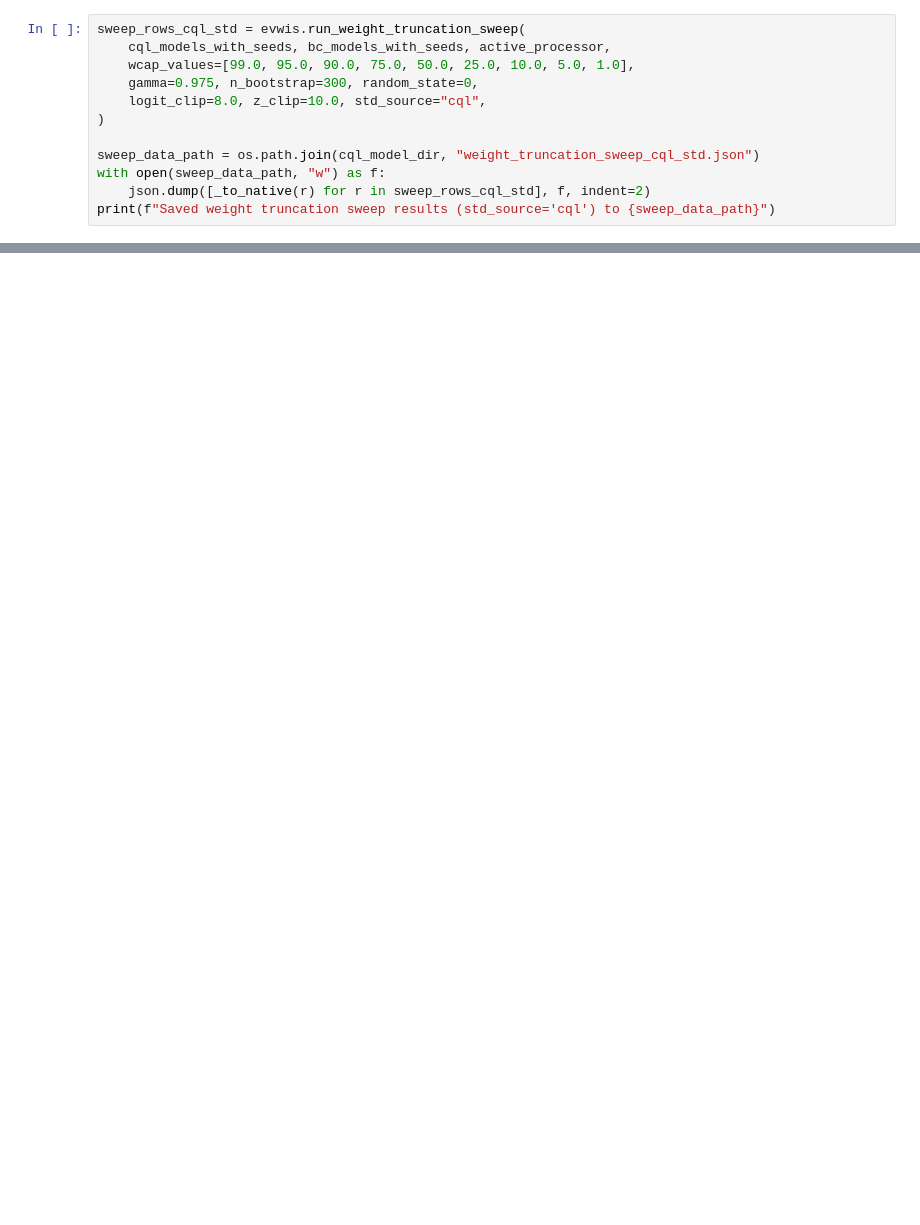
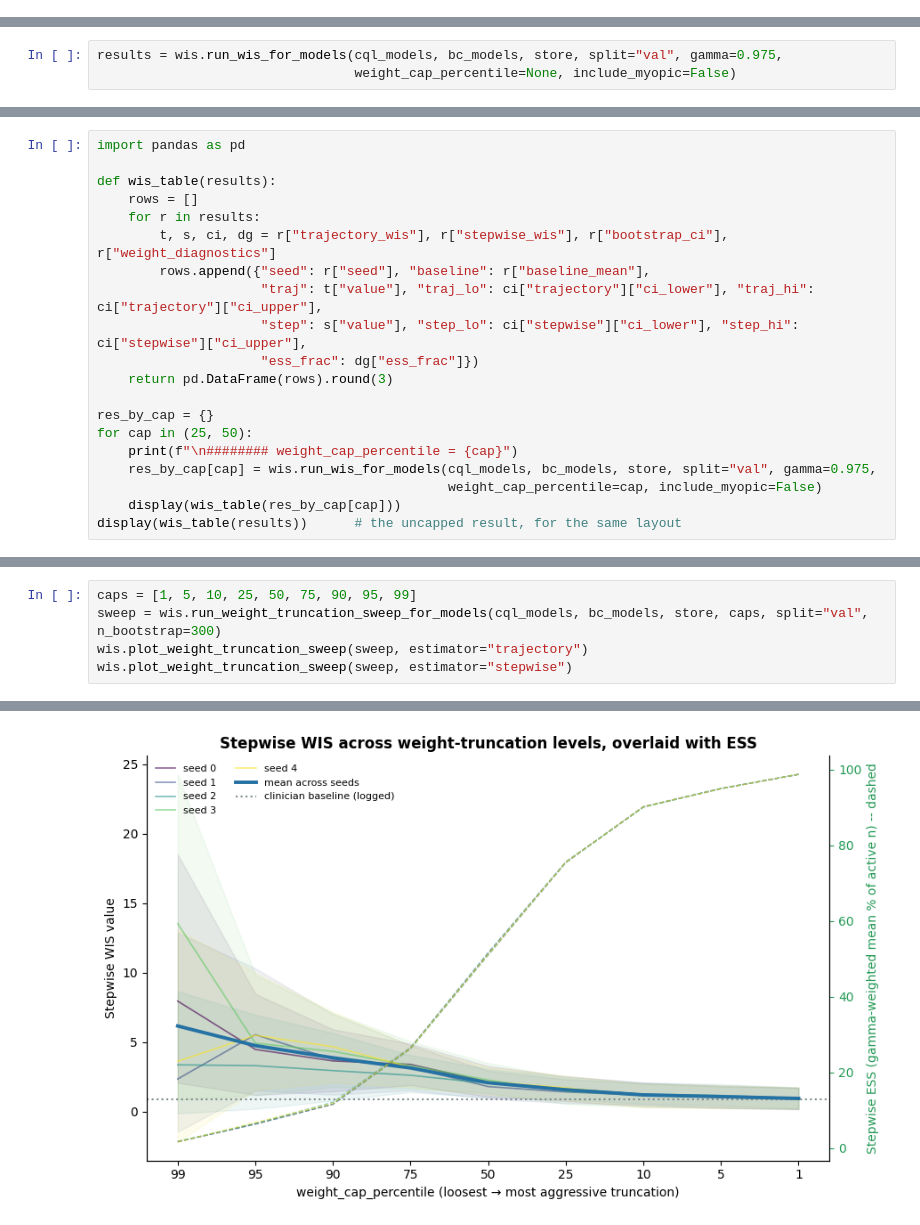
Before and after one commit to jakeormond/ai_clinician_pediatric_rl, a Jupyter notebook: src/rl/evaluate_wis.ipynb, the cells around one changed output, grey strips where cells are left out. Cells and saved outputs as stored; diff of their text form; blank space fills up the shorter version.

```diff
--- a/src/rl/evaluate_wis.ipynb
+++ b/src/rl/evaluate_wis.ipynb
@@ -869,12 +0,0 @@ def _to_native(row):
-# %%
-sweep_rows_cql_std = evwis.run_weight_truncation_sweep(
-    cql_models_with_seeds, bc_models_with_seeds, active_processor,
-    wcap_values=[99.0, 95.0, 90.0, 75.0, 50.0, 25.0, 10.0, 5.0, 1.0],
-    gamma=0.975, n_bootstrap=300, random_state=0,
-    logit_clip=8.0, z_clip=10.0, std_source="cql",
-)
-
-sweep_data_path = os.path.join(cql_model_dir, "weight_truncation_sweep_cql_std.json")
-with open(sweep_data_path, "w") as f:
-    json.dump([_to_native(r) for r in sweep_rows_cql_std], f, indent=2)
-print(f"Saved weight truncation sweep results (std_source='cql') to {sweep_data_path}")
@@ -969,0 +75,3 @@ every other stage-3 analysis.
+# %%
+results = wis.run_wis_for_models(cql_models, bc_models, store, split="val", gamma=0.975,
+                                 weight_cap_percentile=None, include_myopic=False)
@@ -969,0 +96,20 @@ every other stage-3 analysis.
+# %%
+import pandas as pd
+
+def wis_table(results):
+    rows = []
+    for r in results:
+        t, s, ci, dg = r["trajectory_wis"], r["stepwise_wis"], r["bootstrap_ci"], r["weight_diagnostics"]
+        rows.append({"seed": r["seed"], "baseline": r["baseline_mean"],
+                     "traj": t["value"], "traj_lo": ci["trajectory"]["ci_lower"], "traj_hi": ci["trajectory"]["ci_upper"],
+                     "step": s["value"], "step_lo": ci["stepwise"]["ci_lower"], "step_hi": ci["stepwise"]["ci_upper"],
+                     "ess_frac": dg["ess_frac"]})
+    return pd.DataFrame(rows).round(3)
+
+res_by_cap = {}
+for cap in (25, 50):
+    print(f"\n######## weight_cap_percentile = {cap}")
+    res_by_cap[cap] = wis.run_wis_for_models(cql_models, bc_models, store, split="val", gamma=0.975,
+                                             weight_cap_percentile=cap, include_myopic=False)
+    display(wis_table(res_by_cap[cap]))
+display(wis_table(results))      # the uncapped result, for the same layout
@@ -969,0 +169,6 @@ every other stage-3 analysis.
+# %%
+caps = [1, 5, 10, 25, 50, 75, 90, 95, 99]
+sweep = wis.run_weight_truncation_sweep_for_models(cql_models, bc_models, store, caps, split="val", n_bootstrap=300)
+wis.plot_weight_truncation_sweep(sweep, estimator="trajectory")
+wis.plot_weight_truncation_sweep(sweep, estimator="stepwise")
+# %% [output]
@@ -969,0 +192 @@ every other stage-3 analysis.
+[figure, added]
```
Also changed, not shown: parts of 66 cells of this notebook, 6 other files.
